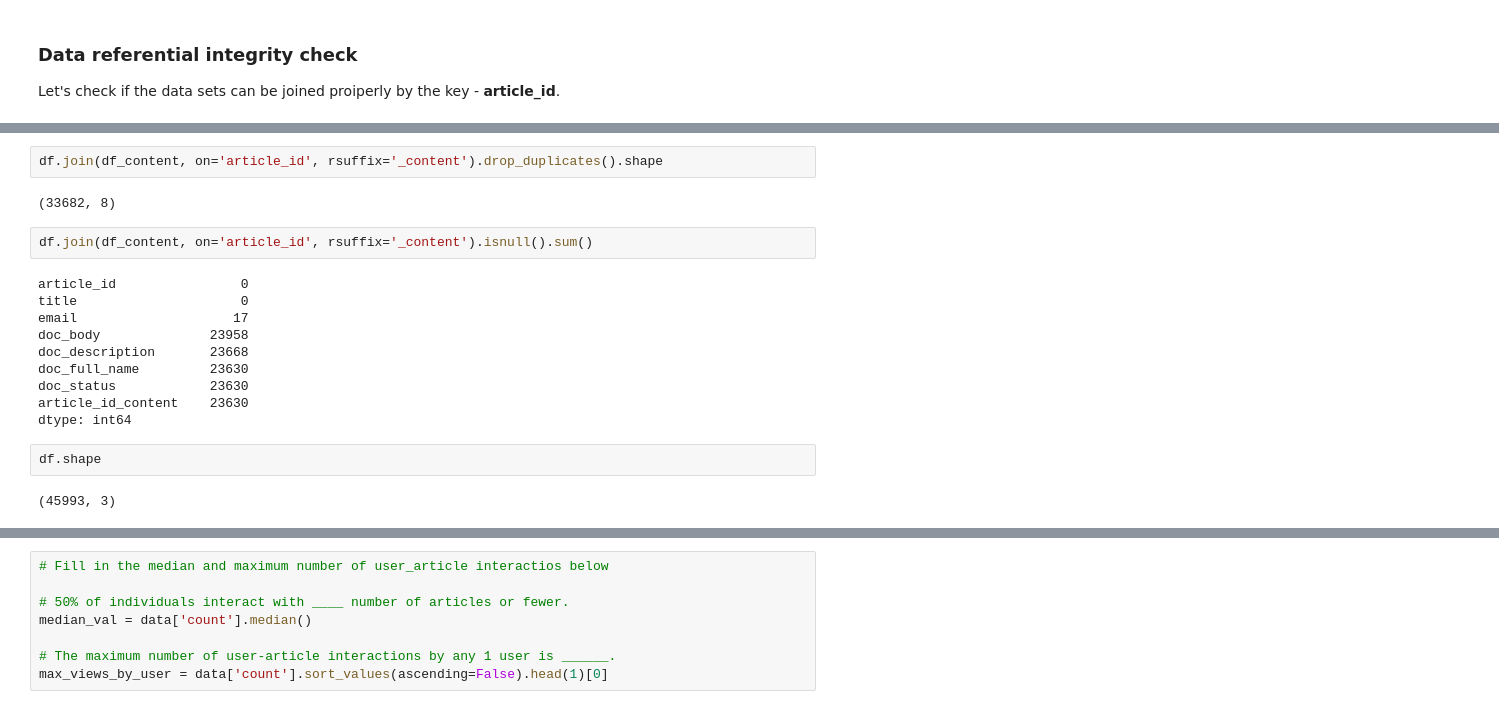
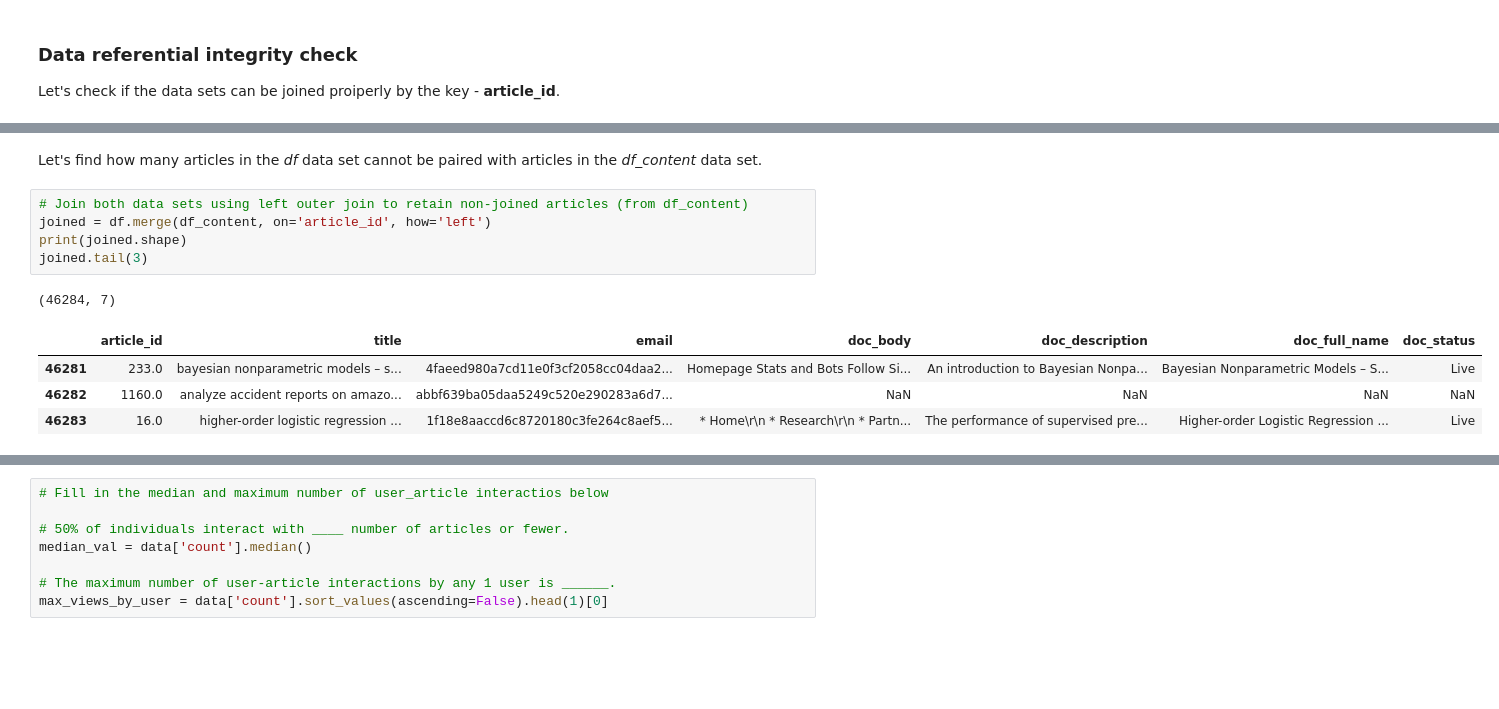
Before and after one commit to amosvoron/udacity, a Jupyter notebook: Recommendations_with_IBM.ipynb, the cells around one changed output, grey strips where cells are left out. Saved outputs shown, nothing was run; the diff lists cells and outputs as text; blank space fills up the shorter version.

Commit message:
feat: Add referential integrity check (df : df_content)

```diff
--- a/Recommendations_with_IBM.ipynb
+++ b/Recommendations_with_IBM.ipynb
@@ -347,20 +244,13 @@ df[df.duplicated() == True]
-# %%
-df.join(df_content, on='article_id', rsuffix='_content').drop_duplicates().shape
-# %% [output]
-(33682, 8)
-# %%
-df.join(df_content, on='article_id', rsuffix='_content').isnull().sum()
-# %% [output]
-article_id                0
-title                     0
-email                    17
-doc_body              23958
-doc_description       23668
-doc_full_name         23630
-doc_status            23630
-article_id_content    23630
-dtype: int64
-# %%
-df.shape
-# %% [output]
-(45993, 3)
+# %% [markdown]
+Let's find how many articles in the *df* data set cannot be paired with articles in the *df_content* data set.
+# %%
+# Join both data sets using left outer join to retain non-joined articles (from df_content)
+joined = df.merge(df_content, on='article_id', how='left')
+print(joined.shape)
+joined.tail(3)
+# %% [output]
+(46284, 7)
+|  | article_id | title | email | doc_body | doc_description | doc_full_name | doc_status |
+| 46281 | 233.0 | bayesian nonparametric models – s... | 4faeed980a7cd11e0f3cf2058cc04daa2... | Homepage Stats and Bots Follow Si... | An introduction to Bayesian Nonpa... | Bayesian Nonparametric Models – S... | Live |
+| 46282 | 1160.0 | analyze accident reports on amazo... | abbf639ba05daa5249c520e290283a6d7... | NaN | NaN | NaN | NaN |
+| 46283 | 16.0 | higher-order logistic regression ... | 1f18e8aaccd6c8720180c3fe264c8aef5... | * Home\r\n * Research\r\n * Partn... | The performance of supervised pre... | Higher-order Logistic Regression ... | Live |
```
Also changed, not shown: parts of 17 cells of this notebook.
